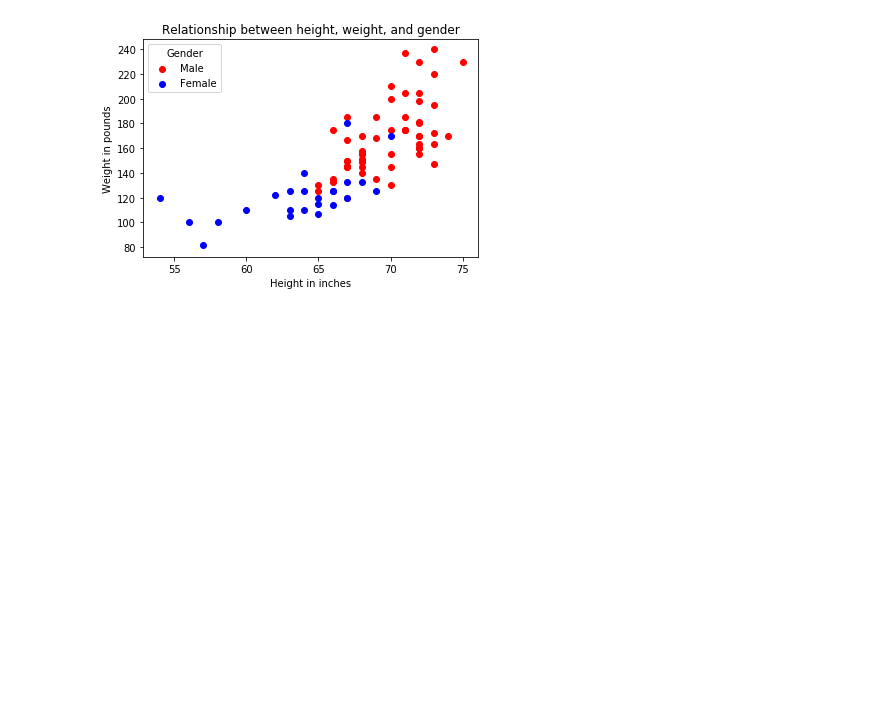
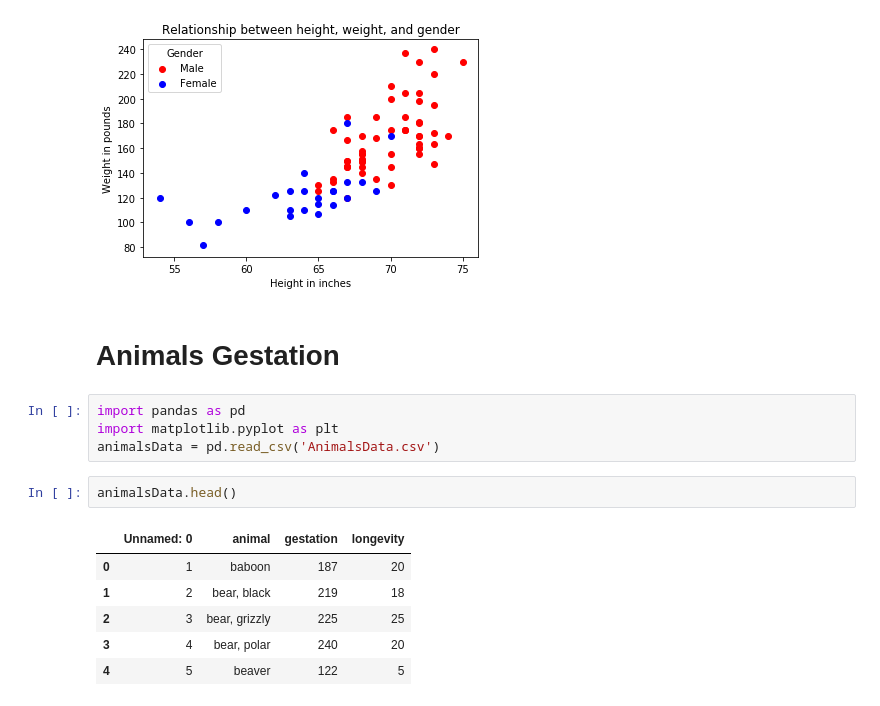
Before and after one commit to uoflCoder/StanfordStats, a Jupyter notebook: Examining Distributions.ipynb, the cells around one changed output. Saved outputs shown, nothing was run; the diff lists cells and outputs as text; blank space fills up the shorter version.

```diff
--- a/Examining Distributions.ipynb
+++ b/Examining Distributions.ipynb
@@ -255,3 +255,18 @@ plt.legend(['Male', 'Female'], title='Gender')
 plt.show()
 # %% [output]
 [figure]
+# %% [markdown]
+# Animals Gestation
+# %%
+import pandas as pd
+import matplotlib.pyplot as plt
+animalsData = pd.read_csv('AnimalsData.csv')
+# %%
+animalsData.head()
+# %% [output]
+|  | Unnamed: 0 | animal | gestation | longevity |
+| 0 | 1 | baboon | 187 | 20 |
+| 1 | 2 | bear, black | 219 | 18 |
+| 2 | 3 | bear, grizzly | 225 | 25 |
+| 3 | 4 | bear, polar | 240 | 20 |
+| 4 | 5 | beaver | 122 | 5 |
```
Also changed, not shown: parts of 4 cells of this notebook, 1 other file.
